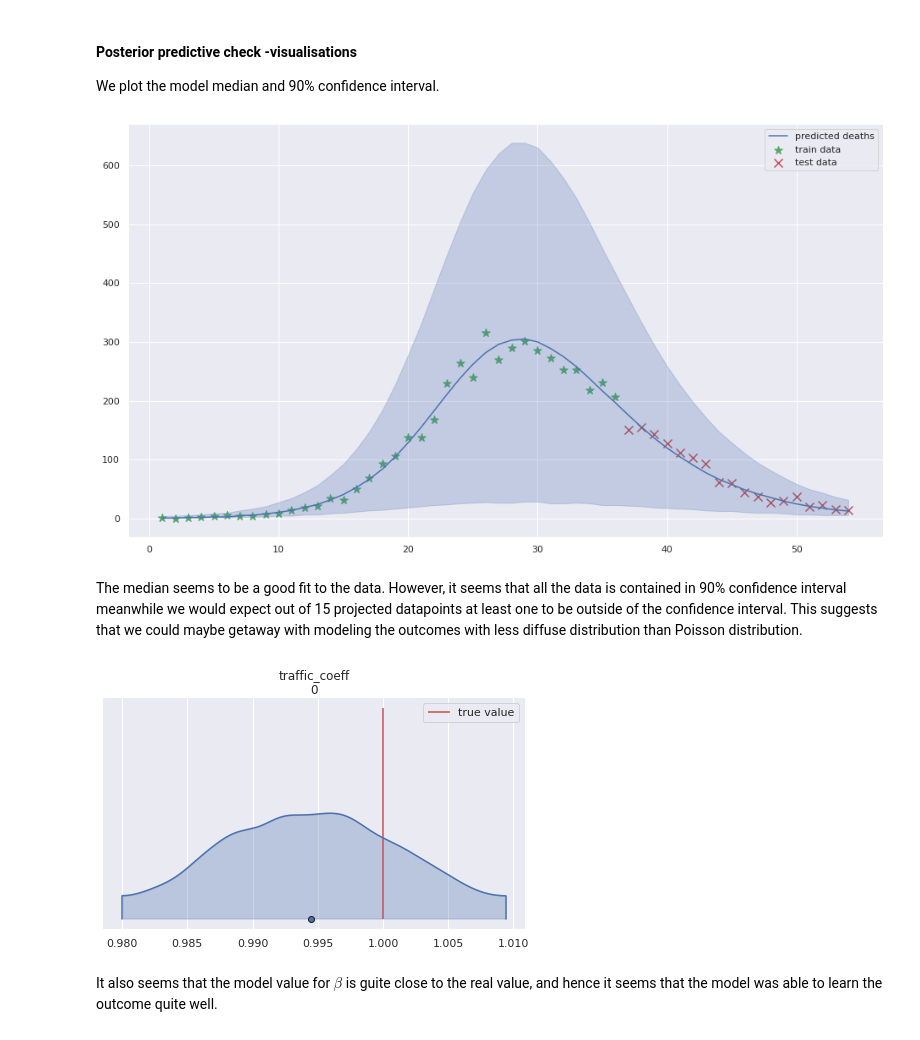
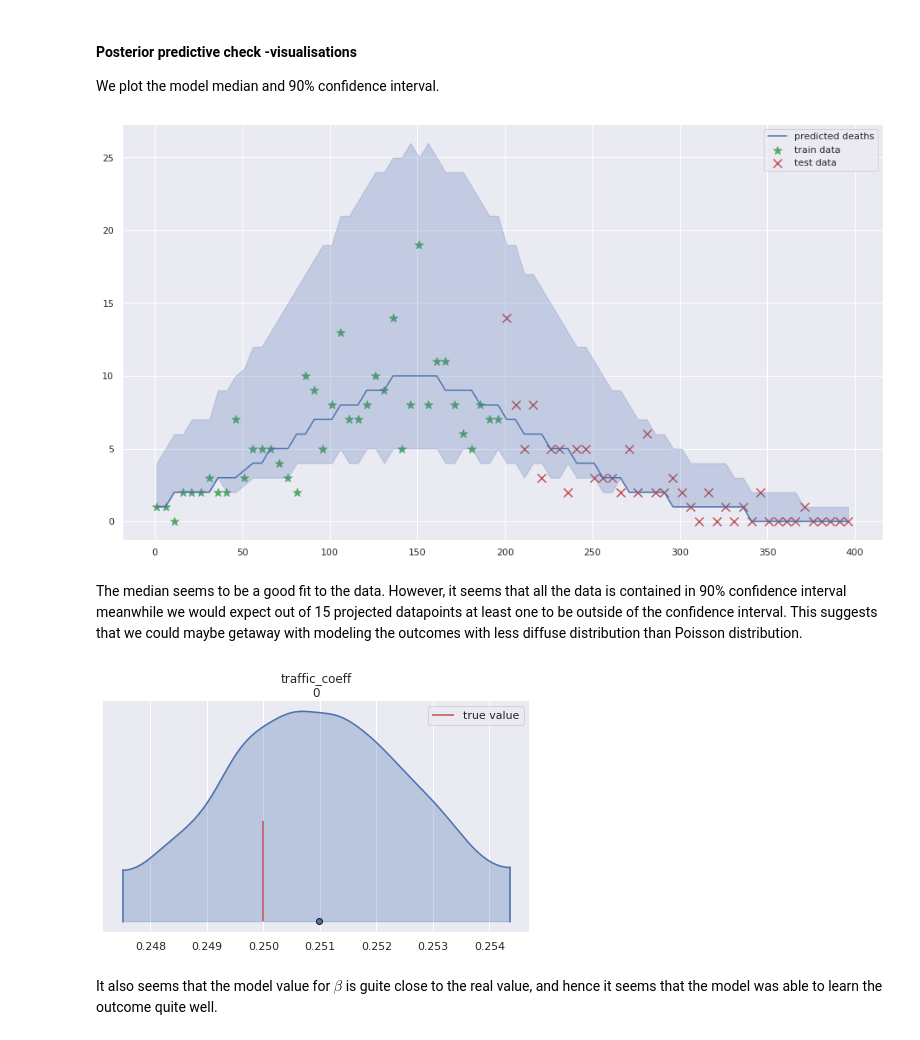
Before and after one commit to tommi-grohn/Corona_Bayesian, a Jupyter notebook: Project_Corona.ipynb, the cells around one changed output. Drawn from its saved outputs; the diff is of its cells as text; code cells hidden in the pictures.

```diff
--- a/Project_Corona.ipynb
+++ b/Project_Corona.ipynb
@@ -89,7 +94,7 @@ observations_start_date = datetime.datetime(2020, 2, 1, 0, 0)
 observations_end_date = datetime.datetime(2020, 12, 5, 0, 0)
 
 # However, the data analysis of this notebook concentrates on autumn months, i.e. on so called tail
-tail_start_date = datetime.datetime(2020, 8, 1, 0, 0)
+tail_start_date = datetime.datetime(2020, 3, 1, 0, 0)
 
 
 #############################################################################
@@ -107,7 +112,7 @@ w = 7
 d = 5
 
 # Analysed weeks
-weeks_analysed = 18
+weeks_analysed = 40
 
 
 #############################################################################
@@ -969,8 +934,8 @@ Data and parameters are given as a data. Distribution of deaths is assumed to be
 # %%
 # Boilerplate data for model testing
 
-ts = np.array(list(range(1, 1+3*weeks_analysed)))
-n_training_simulation = 3*weeks_analysed
+ts = np.array(list(range(1, 1+5*weeks_analysed)))[::5]
+n_training_simulation = int(weeks_analysed/2)
 N = int(5e6)
 total_deaths_0 = 20
 new_deaths_1 = 5
@@ -986,13 +951,13 @@ alpha = 0.01
 y0 = initial_guess(N, total_deaths_0, new_deaths_1)
 
 seapir_data = {
-    "prior_means":[0,0],
-    "prior_stds":[1,2],
+    "prior_means":0,
+    "prior_stds":100,
     "n_training": n_training_simulation,
     "n_tcomponents": 0,
     "y0": y0,
     "t0": t0,
-    "t_training": ts,
+    "t_training": ts[:n_training_simulation],
     "N": N,
     "D_e": D_e,
     "D_i": D_i,
@@ -1011,7 +976,7 @@ seapir_data = {
 
 #### Simulated data
 # %%
-beta = np.array([1])
+beta = np.array([0.3])
 generating_data = seapir_data.copy()
 generating_data['traffic'] = np.empty((generating_data['n_training'], 0))
 generating_data['traffic_coeff'] = beta
@@ -1036,6 +1002,8 @@ plt.show()
 Here the mean of deaths is shown in blue. The data used for training is shown in green. The red data is there for reference to evaluate the model performance.
 # %% [markdown]
 #### Model fit
+# %%
+n_train = 20
 # %%
 training_data = seapir_data.copy()
 training_data["n_training"]   = n_train
@@ -1092,16 +1041,19 @@ shadedplot(ts, samples['deaths_hat'], label="predicted deaths")
 plt.legend()
 plt.show()
 # %% [output]
-[figure, old version]
+[figure, new version]
 # %% [markdown]
 The median seems to be a good fit to the data. However, it seems that all the data is contained in 90% confidence interval meanwhile we would expect out of 15 projected datapoints at least one to be outside of the confidence interval. This suggests that we could maybe getaway with modeling the outcomes with less diffuse distribution than Poisson distribution.
 # %%
+coeff_range = np.arange(0,3,0.1)
 az.plot_density(inf_data, var_names=("traffic_coeff"), shade=0.3)
 plt.vlines(generating_data["traffic_coeff"], 0, 100, colors='r', label='true value')
+#plt.plot(coeff_range, norm.pdf(coeff_range),
+#       'r-', alpha=0.6, label='norm pdf')
 plt.legend()
 plt.show()
 # %% [output]
-[figure, old version]
+[figure, new version]
 # %% [markdown]
 It also seems that the model value for $\beta$ is guite close to the real value, and hence it seems that the model was able to learn the outcome quite well.
 # %% [markdown]
```
Also changed, not shown: parts of 30 cells of this notebook, 3 other files.
